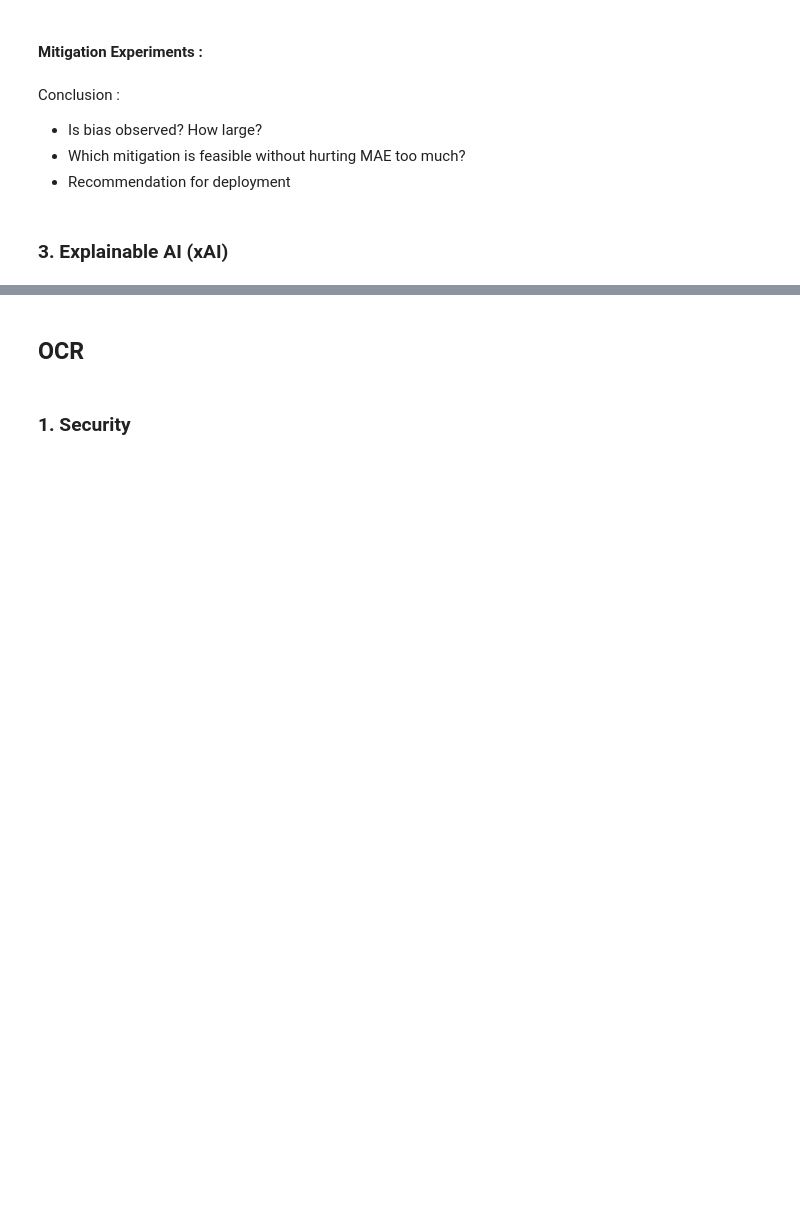
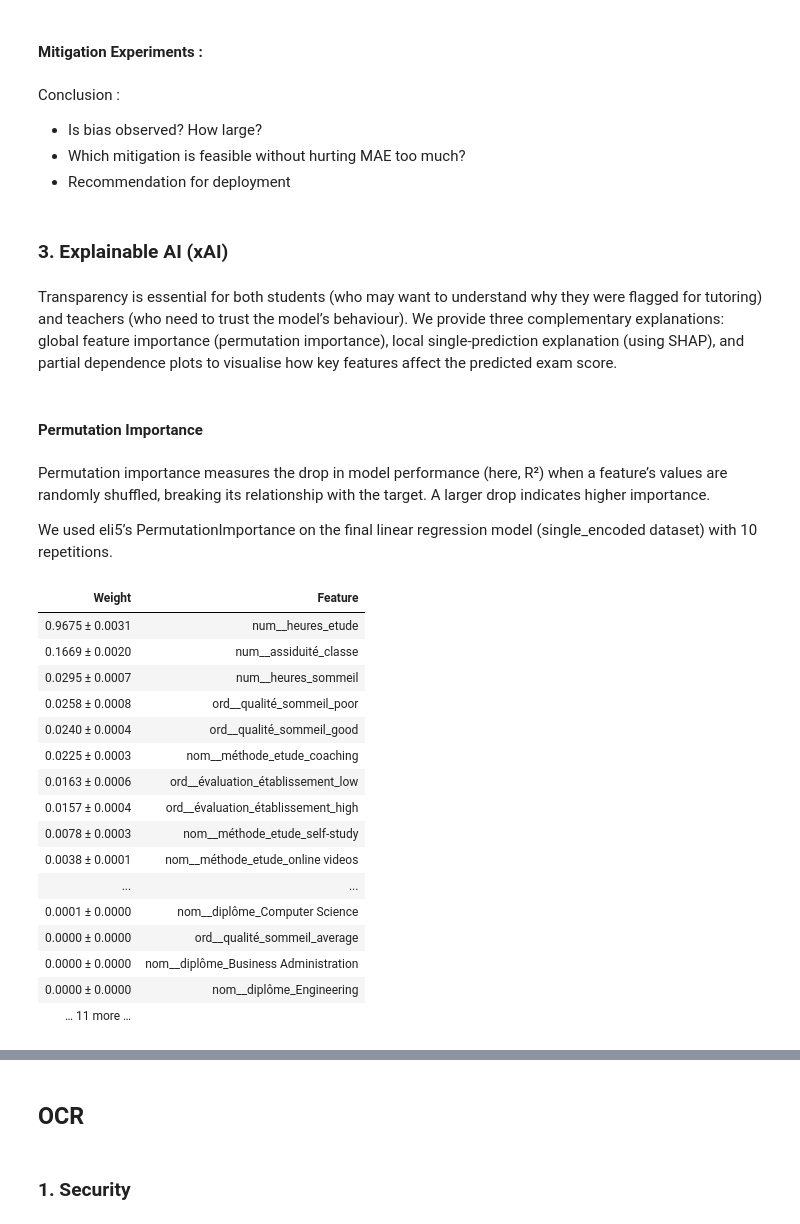
Before and after one commit to Muten-Roshi-Sama/MachineLearningLabs_4eiai40, a Jupyter notebook: Project2026/failure_prediction.ipynb, the cells around one changed output, grey strips where cells are left out. Saved outputs shown, nothing was run; the diff lists cells and outputs as text; code cells hidden in the pictures; blank space fills up the shorter version.

```diff
--- a/Project2026/failure_prediction.ipynb
+++ b/Project2026/failure_prediction.ipynb
@@ -4321,16 +4368,16 @@ for model in ["LinearRegression", "XGBoost", "NeuralNetwork"]:
     cv_block = model_analysis[f"{model}_CV"]
     full_block = model_analysis[model]
 
-    for dataset in cv_block.keys():
+    for ds_name in cv_block.keys():
 
         row = {
             "model": model,
-            "dataset": dataset
+            "dataset": ds_name
         }
 
         # CV metrics (selection)
         row.update({
-            k: cv_block[dataset].get(k)
+            k: cv_block[ds_name].get(k)
             for k in [
                 "cv_r2_mean",
                 "cv_r2_std",
@@ -4341,7 +4388,7 @@ for model in ["LinearRegression", "XGBoost", "NeuralNetwork"]:
         })
 
         # full model metrics (analysis)
-        row.update(full_block[dataset])
+        row.update(full_block[ds_name])
 
         rows.append(row)
 
@@ -4374,6 +4421,9 @@ display(
         formatter="{:.4f}"
     )
 )
+
+
+print(dataset.keys())
 # %% [output]
 |  | model | dataset | R2 (CV) | R2 std | MAE (CV) | RMSE (CV) | Overfitting gap | mae | rmse | r2 | ... |
 | 2 | XGBoost | scaled | 0.7634 | 0.0005 | 7.3016 | 9.2188 | 0.0094 | 7.3989 | 9.3386 | 0.7572 | ... |
@@ -4502,11 +4553,11 @@ plt.show()
 rows = []
 
 for model in bin_nn_analysis.keys():
-    for dataset in bin_nn_analysis[model].keys():
-        data = bin_nn_analysis[model][dataset]
+    for ds_name in bin_nn_analysis[model].keys():
+        data = bin_nn_analysis[model][ds_name]
         row = {
             "model": model,
-            "dataset": dataset,
+            "dataset": ds_name,
 
             # core classification metrics
             "accuracy": data.get("accuracy"),
@@ -4587,6 +4638,9 @@ display(
 # plot_df = pd.concat([reg_plot_df, bin_plot_df], ignore_index=True)
 
 # #overfitting
+
+
+print(dataset.keys())
 # %% [output]
 |  | model | dataset | Accuracy | FP | FN | Total Errors | num_layers |
 | 1 | NeuralNetwork_Binary | scaled | 0.8743 | 9436.0000 | 6396.0000 | 15832.0000 | 6.0000 |
@@ -4866,0 +4953,9 @@ NameError: name 'raw_data' is not defined
+# %%
+
+
+# Raw Data
+X_VALID_RAW = dataset["raw"]["X_valid"]
+
+# Linear Regression
+LG_MODEL_SG = model_trained["LinearRegression"]["single_encoded"]
+LG_MODEL_ET = model_trained["LinearRegression"]["ethical"]
@@ -4894,0 +5139,42 @@ Conclusion :
+# %% [markdown]
+Transparency is essential for both students (who may want to understand why they were flagged for tutoring) and teachers (who need to trust the model’s behaviour). We provide three complementary explanations: global feature importance (permutation importance), local single‑prediction explanation (using SHAP), and partial dependence plots to visualise how key features affect the predicted exam score.
+# %% [markdown]
+#### Permutation Importance
+# %% [markdown]
+Permutation importance measures the drop in model performance (here, R²) when a feature’s values are randomly shuffled, breaking its relationship with the target. A larger drop indicates higher importance.
+
+We used eli5’s PermutationImportance on the final linear regression model (single_encoded dataset) with 10 repetitions.
+# %%
+import eli5
+from eli5.sklearn import PermutationImportance
+
+
+
+# SINGLE Encoded dataset
+X_valid__single_encoded = dataset["single_encoded"]["X_valid"]
+feature_names = dataset["single_encoded"]["feature_names"]
+
+# Linear Regression
+model_lg = LG_MODEL_SG["model"]
+
+
+perm = PermutationImportance(model, random_state=1).fit(X_valid__single_encoded, y_valid)
+eli5.show_weights(perm, feature_names = feature_names)
+# %% [output]
+| Weight | Feature |
+| 0.9675 ± 0.0031 | num__heures_etude |
+| 0.1669 ± 0.0020 | num__assiduité_classe |
+| 0.0295 ± 0.0007 | num__heures_sommeil |
+| 0.0258 ± 0.0008 | ord__qualité_sommeil_poor |
+| 0.0240 ± 0.0004 | ord__qualité_sommeil_good |
+| 0.0225 ± 0.0003 | nom__méthode_etude_coaching |
+| 0.0163 ± 0.0006 | ord__évaluation_établissement_low |
+| 0.0157 ± 0.0004 | ord__évaluation_établissement_high |
+| 0.0078 ± 0.0003 | nom__méthode_etude_self-study |
+| 0.0038 ± 0.0001 | nom__méthode_etude_online videos |
+| ... | ... |
+| 0.0001 ± 0.0000 | nom__diplôme_Computer Science |
+| 0.0000 ± 0.0000 | ord__qualité_sommeil_average |
+| 0.0000 ± 0.0000 | nom__diplôme_Business Administration |
+| 0.0000 ± 0.0000 | nom__diplôme_Engineering |
+| … 11 more … |  |
```
Also changed, not shown: parts of 44 cells of this notebook, 1 other file.
